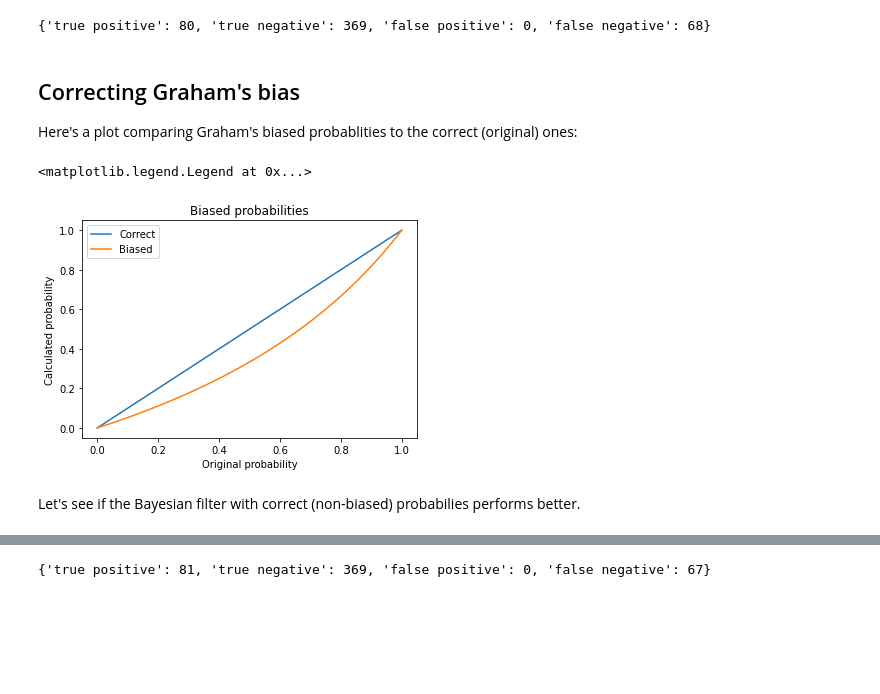
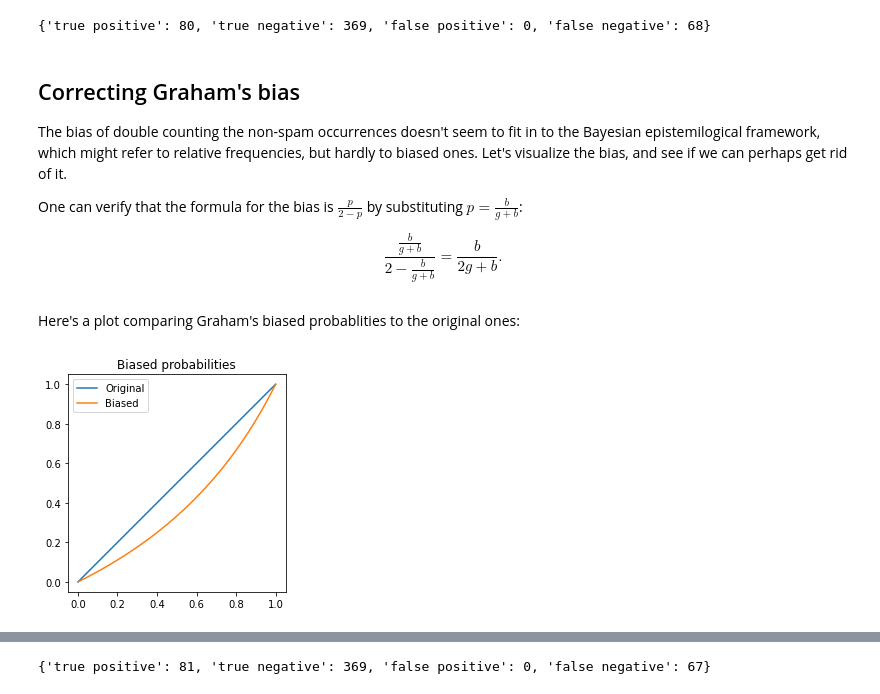
Before and after one commit to tbitai/bayes-or-spam, a Jupyter notebook: bayes_or_spam.ipynb, the cells around one changed output, grey strips where cells are left out. Cells and saved outputs as stored; diff of their text form; code cells hidden in the pictures; blank space fills up the shorter version.

```diff
--- a/bayes_or_spam.ipynb
+++ b/bayes_or_spam.ipynb
@@ -213,2 +252,12 @@ print(results)
 # %% [output]
 {'true positive': 80, 'true negative': 369, 'false positive': 0, 'false negative': 68}
+# %% [markdown]
+## Correcting Graham's bias
+
+The bias of double counting the non-spam occurrences doesn't seem to fit in to the Bayesian epistemilogical framework, which might refer to relative frequencies, but hardly to biased ones. Let's visualize the bias, and see if we can perhaps get rid of it.
+
+One can verify that the formula for the bias is $\frac{p}{2 - p}$ by substituting $p = \frac{b}{g + b}$:
+
+$$
+\frac{\frac{b}{g + b}}{2 - \frac{b}{g + b}} = \frac{b}{2g + b}.
+$$
@@ -215,20 +267,11 @@ print(results)
 # %% [markdown]
-## Correcting Graham's bias
-
-Here's a plot comparing Graham's biased probablities to the correct (original) ones:
+Here's a plot comparing Graham's biased probablities to the original ones:
 # %%
-def bias(p):
-    return p / (2 - p)
-
 x = np.linspace(0, 1, 100)
-plt.plot(x, x, label='Correct')
+plt.plot(x, x, label='Original')
 plt.plot(x, bias(x), label='Biased')
-plt.xlabel('Original probability')
-plt.ylabel('Calculated probability')
 plt.title('Biased probabilities')
 plt.legend()
+plt.gca().set_aspect('equal')
 # %% [output]
-<matplotlib.legend.Legend at 0x...>
-[figure, old version]
+[figure, new version]
-# %% [markdown]
-Let's see if the Bayesian filter with correct (non-biased) probabilies performs better.
```
Also changed, not shown: parts of 25 cells of this notebook.
